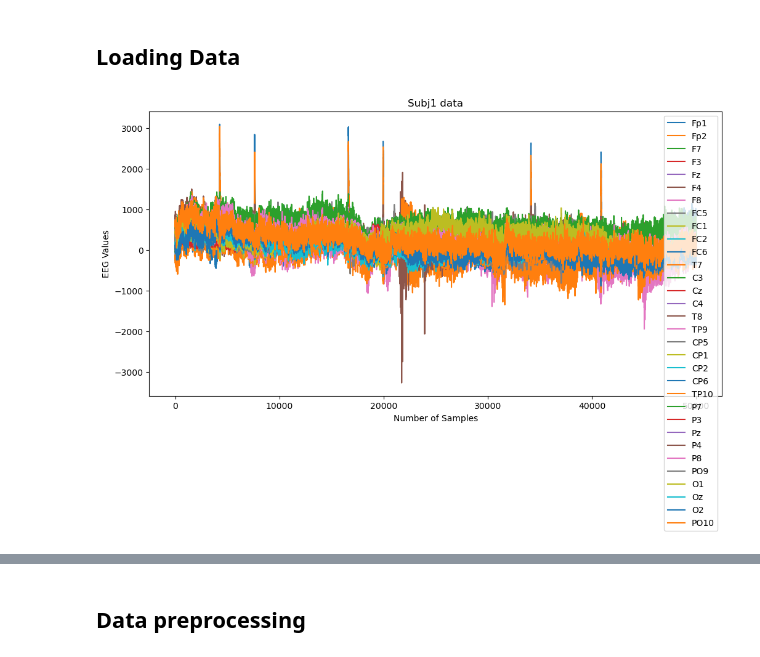
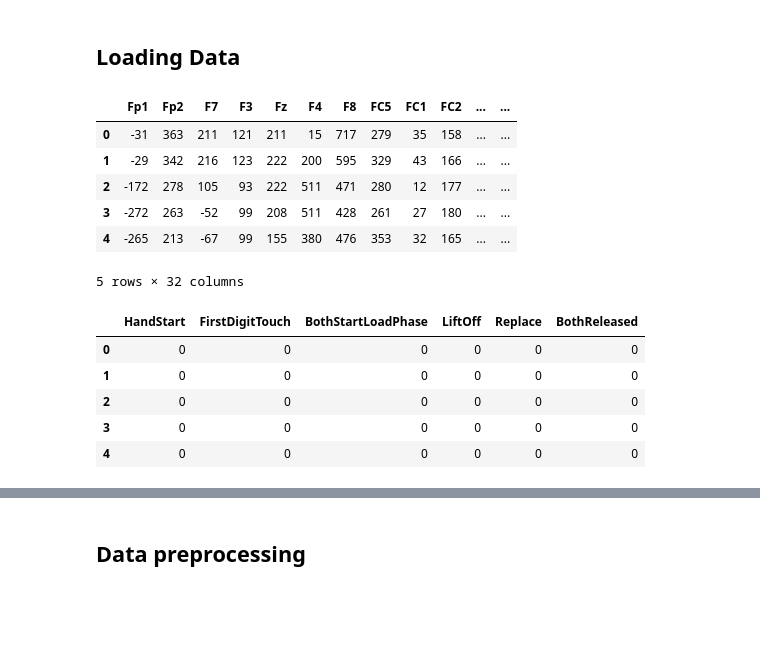
Before and after one commit to AmirMohammadiKarbalaei/Kaggle-Grasp-and-Lift-EEG-Detection, a Jupyter notebook: notebooks/eeg_signals_analysis.ipynb, the cells around one changed output, grey strips where cells are left out. Drawn from its saved outputs; the diff is of its cells as text; code cells hidden in the pictures; blank space fills up the shorter version.

```diff
--- a/notebooks/eeg_signals_analysis.ipynb
+++ b/notebooks/eeg_signals_analysis.ipynb
@@ -26,16 +26,22 @@ from tensorflow.keras.layers import  Input
 num_subj = 8
 num_timesteps = 20
 loaded_data,load_labels = load_data(subject_count=num_subj)
-# %%
-data_plot = loaded_data[0][:50000]
-data_plot.plot(figsize=(12, 6))
-
-# Add labels and a title
-plt.xlabel('Number of Samples')
-plt.ylabel('EEG Values')
-plt.title('Subj1 data')
-
-# Show the plot
-plt.show()
-# %% [output]
-[figure, removed]
+# %%
+loaded_data[0].head()
+# %% [output]
+|  | Fp1 | Fp2 | F7 | F3 | Fz | F4 | F8 | FC5 | FC1 | FC2 | ... | ... |
+| 0 | -31 | 363 | 211 | 121 | 211 | 15 | 717 | 279 | 35 | 158 | ... | ... |
+| 1 | -29 | 342 | 216 | 123 | 222 | 200 | 595 | 329 | 43 | 166 | ... | ... |
+| 2 | -172 | 278 | 105 | 93 | 222 | 511 | 471 | 280 | 12 | 177 | ... | ... |
+| 3 | -272 | 263 | -52 | 99 | 208 | 511 | 428 | 261 | 27 | 180 | ... | ... |
+| 4 | -265 | 213 | -67 | 99 | 155 | 380 | 476 | 353 | 32 | 165 | ... | ... |
+5 rows × 32 columns
+# %%
+load_labels[0].head()
+# %% [output]
+|  | HandStart | FirstDigitTouch | BothStartLoadPhase | LiftOff | Replace | BothReleased |
+| 0 | 0 | 0 | 0 | 0 | 0 | 0 |
+| 1 | 0 | 0 | 0 | 0 | 0 | 0 |
+| 2 | 0 | 0 | 0 | 0 | 0 | 0 |
+| 3 | 0 | 0 | 0 | 0 | 0 | 0 |
+| 4 | 0 | 0 | 0 | 0 | 0 | 0 |
```
Also changed, not shown: parts of 14 cells of this notebook.
